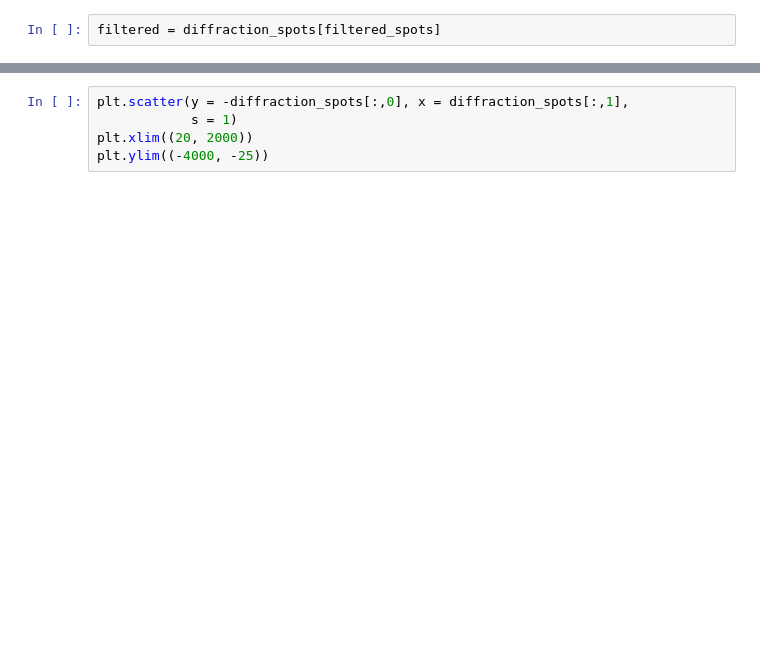
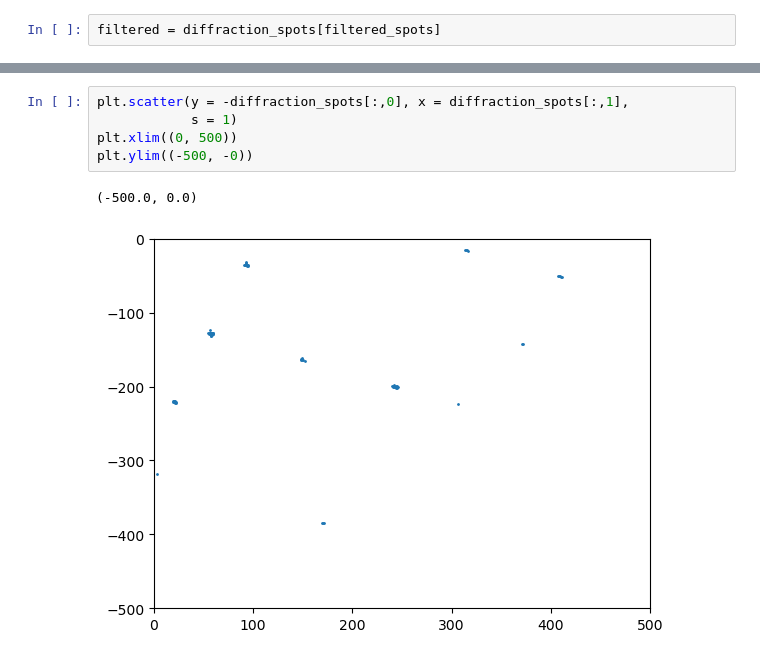
Before and after one commit to r-karimi/saxtal, a Jupyter notebook: scratch.ipynb, the cells around one changed output, grey strips where cells are left out. Drawn from its saved outputs; the diff is of its cells as text; blank space fills up the shorter version.

```diff
--- a/scratch.ipynb
+++ b/scratch.ipynb
@@ -100,8 +92,11 @@ filtered = diffraction_spots[filtered_spots]
 # %%
 plt.scatter(y = -diffraction_spots[:,0], x = diffraction_spots[:,1],
             s = 1)
-plt.xlim((20, 2000))
-plt.ylim((-4000, -25))
+plt.xlim((0, 500))
+plt.ylim((-500, -0))
+# %% [output]
+(-500.0, 0.0)
+[figure, added]
 # %%
 plt.scatter(y = -filtered[:,0], x = filtered[:,1],
             s = 1)
```
Also changed, not shown: parts of 15 cells of this notebook, 9 other files.
